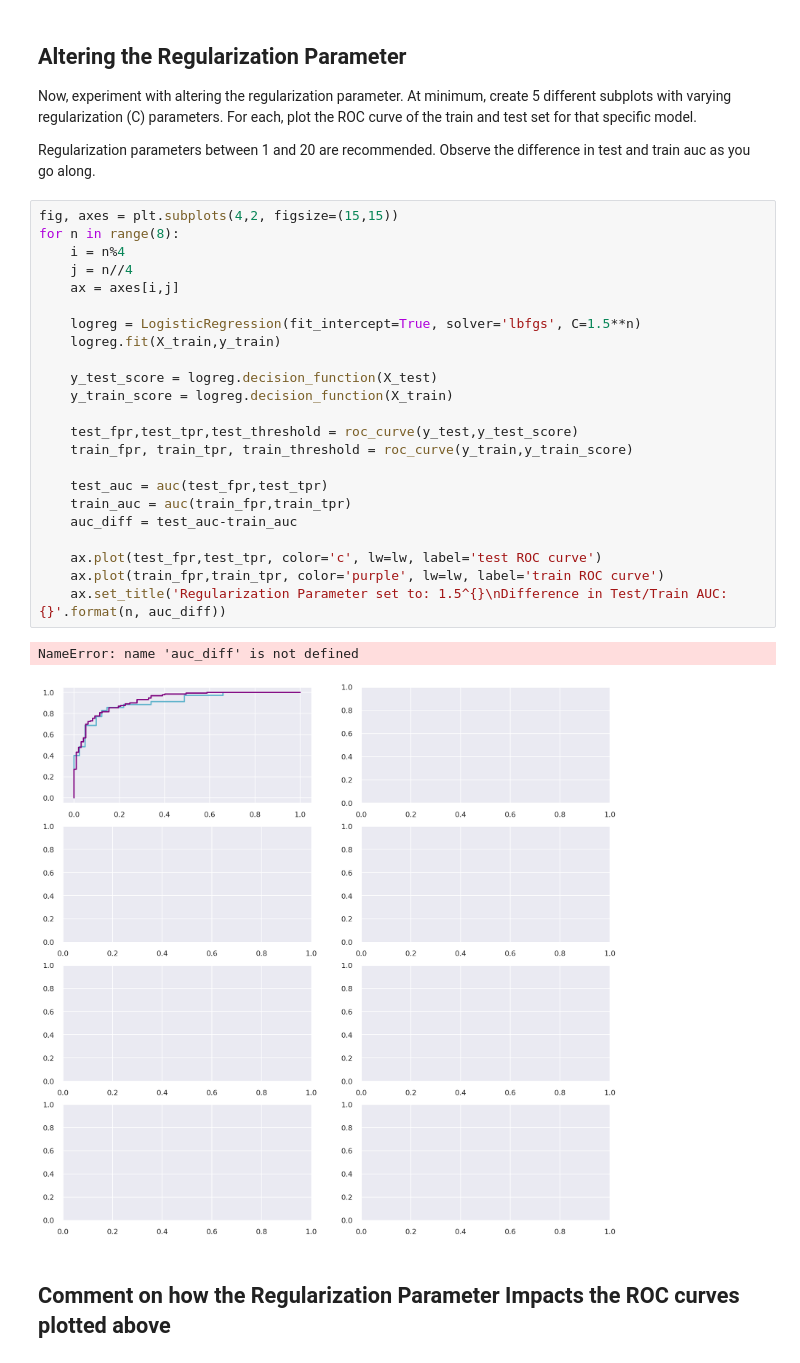
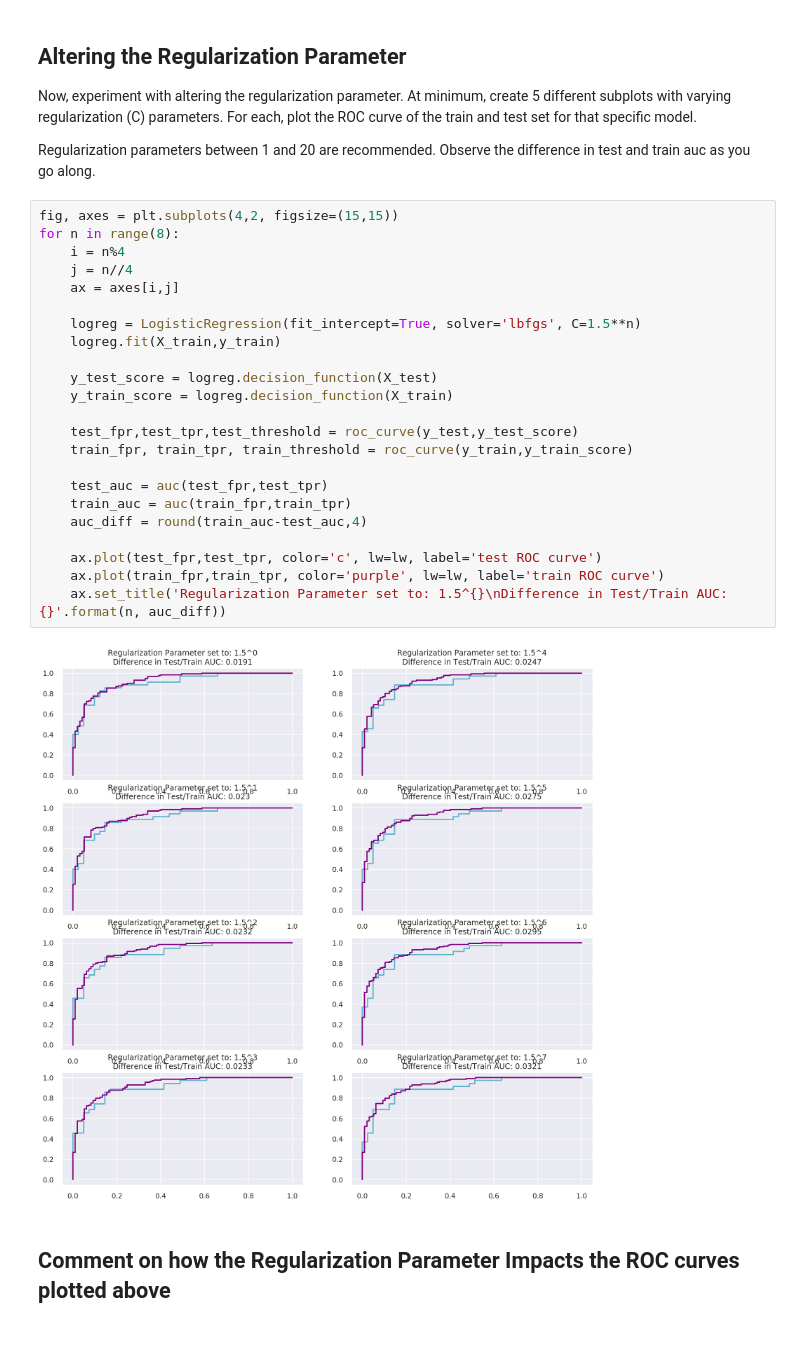
Before and after one commit to ZMBailey/dsc-3-30-07-logistic-regression-model-comparisons-lab-seattle-ds-career-040119, a Jupyter notebook: index.ipynb, the cells around one changed output. Cells and saved outputs as stored; diff of their text form.

```diff
--- a/index.ipynb
+++ b/index.ipynb
@@ -319,29 +319,28 @@ Regularization parameters between 1 and 20 are recommended. Observe the differen
 # %%
 fig, axes = plt.subplots(4,2, figsize=(15,15))
 for n in range(8):
     i = n%4
     j = n//4
     ax = axes[i,j]
 
     logreg = LogisticRegression(fit_intercept=True, solver='lbfgs', C=1.5**n)
     logreg.fit(X_train,y_train)
 
     y_test_score = logreg.decision_function(X_test)
     y_train_score = logreg.decision_function(X_train)
 
     test_fpr,test_tpr,test_threshold = roc_curve(y_test,y_test_score)
     train_fpr, train_tpr, train_threshold = roc_curve(y_train,y_train_score)
 
     test_auc = auc(test_fpr,test_tpr)
     train_auc = auc(train_fpr,train_tpr)
-    auc_diff = test_auc-train_auc
+    auc_diff = round(train_auc-test_auc,4)
 
     ax.plot(test_fpr,test_tpr, color='c', lw=lw, label='test ROC curve')
     ax.plot(train_fpr,train_tpr, color='purple', lw=lw, label='train ROC curve')
     ax.set_title('Regularization Parameter set to: 1.5^{}\nDifference in Test/Train AUC: {}'.format(n, auc_diff))
 # %% [output]
-NameError: name 'auc_diff' is not defined
-[figure, old version]
+[figure, new version]
 # %% [markdown]
 ## Comment on how the Regularization Parameter Impacts the ROC curves plotted above
 # %% [markdown]
```
